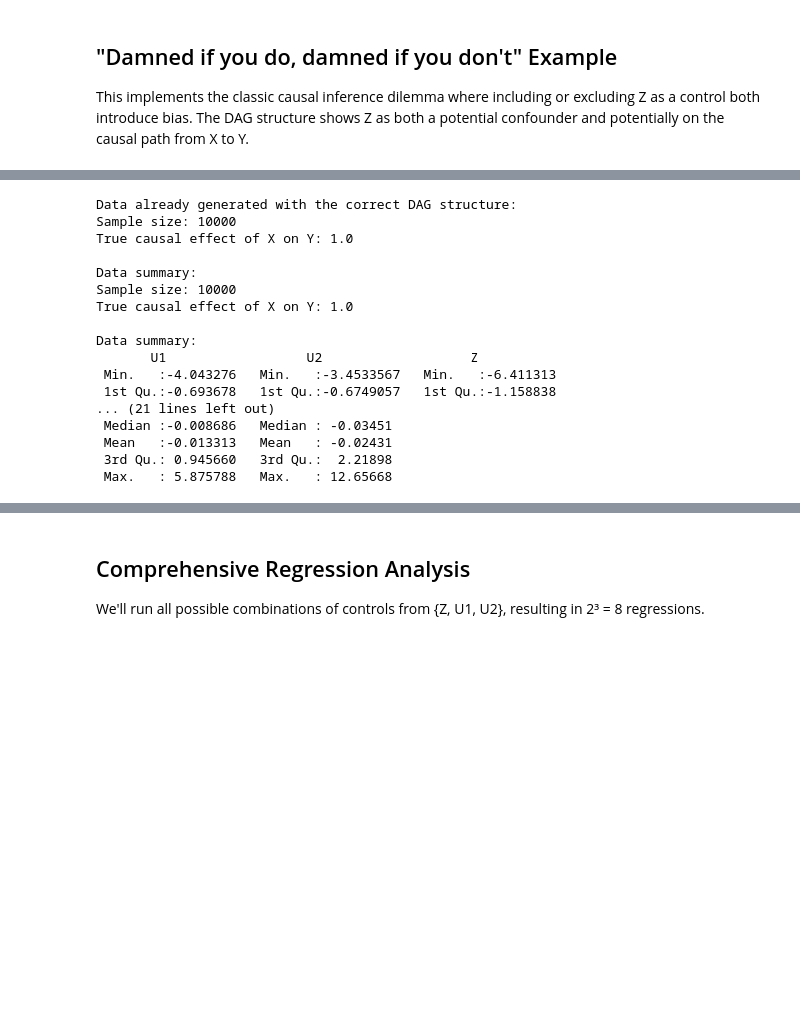
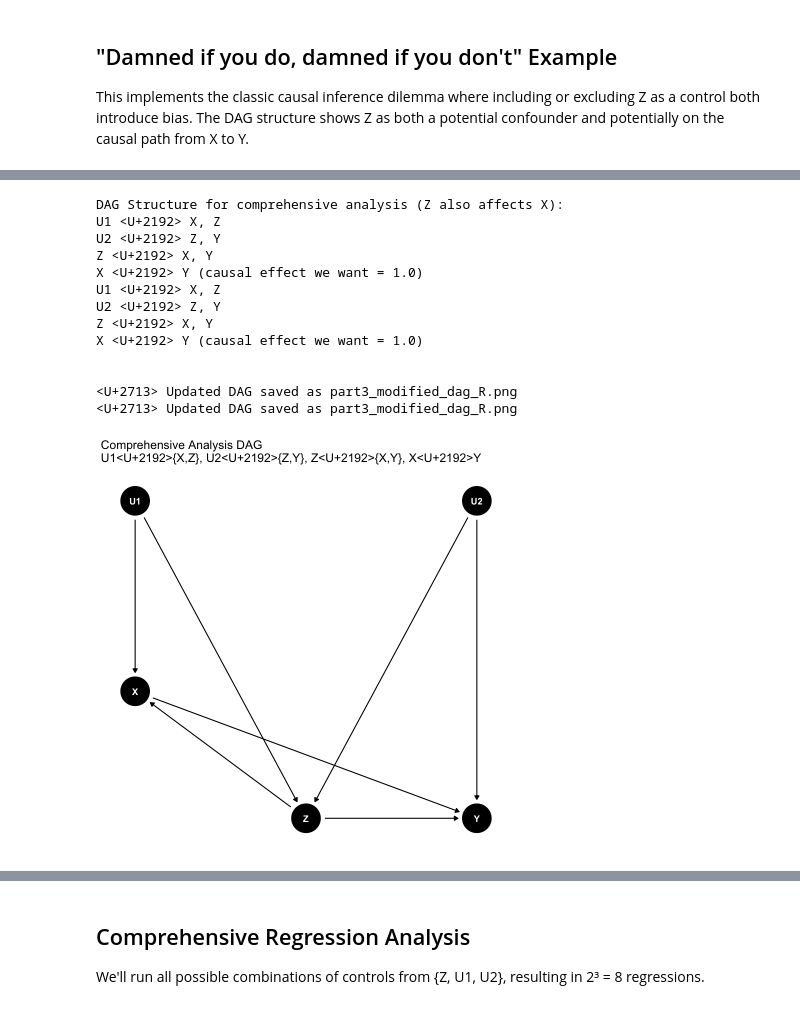
Before and after one commit to gsaco/DAGs_CausalML, a Jupyter notebook: R/scripts/Part3_R.ipynb, the cells around one changed output, grey strips where cells are left out. Saved outputs shown, nothing was run; the diff lists cells and outputs as text; code cells hidden in the pictures; blank space fills up the shorter version.

```diff
--- a/R/scripts/Part3_R.ipynb
+++ b/R/scripts/Part3_R.ipynb
@@ -251,25 +211,43 @@ X <U+2192> Y (causal effect we want = 1.0)
-# %%
-# The data is already generated above, let's just confirm the structure
-cat("Data already generated with the correct DAG structure:\n")
-cat(sprintf("Sample size: %d\n", n))
-cat(sprintf("True causal effect of X on Y: %.1f\n", true_effect))
-cat("\nData summary:\n")
-print(summary(df[, c("U1", "U2", "Z", "X", "Y")]))
-# %% [output]
-Data already generated with the correct DAG structure:
-Sample size: 10000
-True causal effect of X on Y: 1.0
-
-Data summary:
-Sample size: 10000
-True causal effect of X on Y: 1.0
-
-Data summary:
-       U1                  U2                   Z
- Min.   :-4.043276   Min.   :-3.4533567   Min.   :-6.411313
- 1st Qu.:-0.693678   1st Qu.:-0.6749057   1st Qu.:-1.158838
-... (21 lines left out)
- Median :-0.008686   Median : -0.03451
- Mean   :-0.013313   Mean   : -0.02431
- 3rd Qu.: 0.945660   3rd Qu.:  2.21898
- Max.   : 5.875788   Max.   : 12.65668
+# %%
+# Modified DAG for comprehensive analysis including Z → X
+cat("DAG Structure for comprehensive analysis (Z also affects X):\n")
+cat("U1 → X, Z\n")
+cat("U2 → Z, Y\n")
+cat("Z → X, Y\n")
+cat("X → Y (causal effect we want = 1.0)\n")
+cat("\n")
+
+# Create and visualize the updated DAG
+dag_comprehensive <- dagify(
+  Y ~ X + Z + U2,
+  X ~ U1 + Z,
+  Z ~ U1 + U2,
+  coords = list(
+    x = c(U1 = 0, U2 = 2, Z = 1, X = 0, Y = 2),
+    y = c(U1 = 1, U2 = 1, Z = 0, X = 0.4, Y = 0)
+  )
+)
+
+p_dag_comprehensive <- ggdag(dag_comprehensive) +
+  theme_dag() +
+  ggtitle("Comprehensive Analysis DAG\nU1→{X,Z}, U2→{Z,Y}, Z→{X,Y}, X→Y")
+
+print(p_dag_comprehensive)
+ggsave(file.path(output_dir, "part3_modified_dag_R.png"), p_dag_comprehensive, width = 10, height = 8, dpi = 300)
+
+cat("✓ Updated DAG saved as part3_modified_dag_R.png\n")
+# %% [output]
+DAG Structure for comprehensive analysis (Z also affects X):
+U1 <U+2192> X, Z
+U2 <U+2192> Z, Y
+Z <U+2192> X, Y
+X <U+2192> Y (causal effect we want = 1.0)
+U1 <U+2192> X, Z
+U2 <U+2192> Z, Y
+Z <U+2192> X, Y
+X <U+2192> Y (causal effect we want = 1.0)
+
+
+<U+2713> Updated DAG saved as part3_modified_dag_R.png
+<U+2713> Updated DAG saved as part3_modified_dag_R.png
+[figure, added]
```
Also changed, not shown: parts of 13 cells of this notebook, 20 other files.
